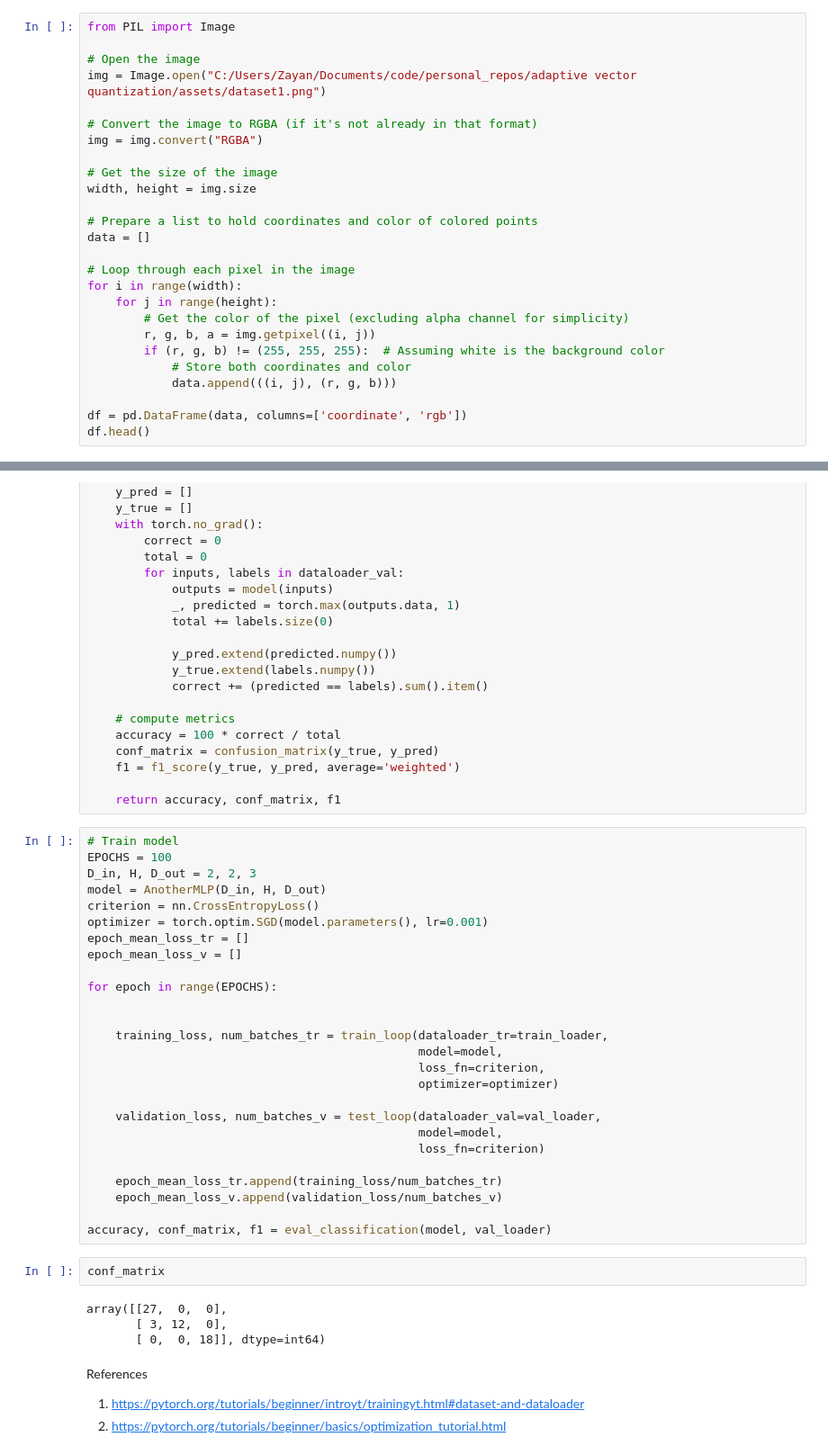
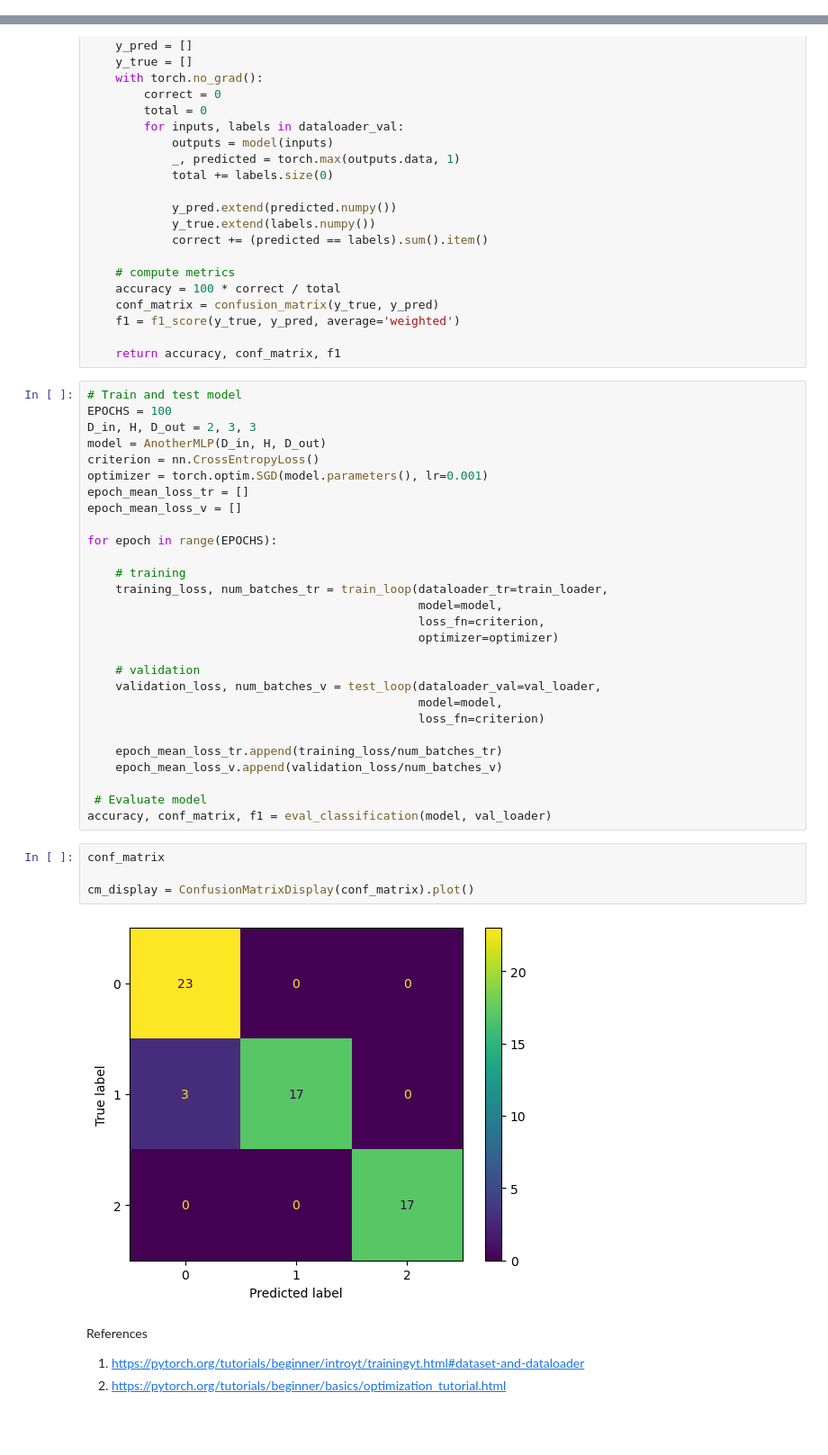
Before and after one commit to Murdock135/neural-nets-at-mizzou, a Jupyter notebook: ECE_8770/project_1/src.ipynb, the cells around one changed output, grey strips where cells are left out. Shown at 90% size. Cells and saved outputs as stored; diff of their text form; blank space fills up the shorter version.

Commit message:
This commit contains a successful but messy implementation of the MLP on a synthetic dataset

```diff
--- a/ECE_8770/project_1/src.ipynb
+++ b/ECE_8770/project_1/src.ipynb
@@ -51,26 +48,0 @@ Synthetic dataset 2
-# %%
-from PIL import Image
-
-# Open the image
-img = Image.open("C:/Users/Zayan/Documents/code/personal_repos/adaptive vector quantization/assets/dataset1.png")
-
-# Convert the image to RGBA (if it's not already in that format)
-img = img.convert("RGBA")
-
-# Get the size of the image
-width, height = img.size
-
-# Prepare a list to hold coordinates and color of colored points
-data = []
-
-# Loop through each pixel in the image
-for i in range(width):
-    for j in range(height):
-        # Get the color of the pixel (excluding alpha channel for simplicity)
-        r, g, b, a = img.getpixel((i, j))
-        if (r, g, b) != (255, 255, 255):  # Assuming white is the background color
-            # Store both coordinates and color
-            data.append(((i, j), (r, g, b)))
-
-df = pd.DataFrame(data, columns=['coordinate', 'rgb'])
-df.head()
@@ -356,9 +300,9 @@ def eval_classification(model, dataloader_val):
 
     return accuracy, conf_matrix, f1
 # %%
-# Train model
+# Train and test model
 EPOCHS = 100
-D_in, H, D_out = 2, 2, 3
+D_in, H, D_out = 2, 3, 3
 model = AnotherMLP(D_in, H, D_out)
 criterion = nn.CrossEntropyLoss()
 optimizer = torch.optim.SGD(model.parameters(), lr=0.001)
@@ -367,12 +311,13 @@ epoch_mean_loss_v = []
 
 for epoch in range(EPOCHS):
 
-
+    # training
     training_loss, num_batches_tr = train_loop(dataloader_tr=train_loader,
                                                model=model,
                                                loss_fn=criterion,
                                                optimizer=optimizer)
 
+    # validation
     validation_loss, num_batches_v = test_loop(dataloader_val=val_loader,
                                                model=model,
                                                loss_fn=criterion)
@@ -380,13 +325,14 @@ for epoch in range(EPOCHS):
     epoch_mean_loss_tr.append(training_loss/num_batches_tr)
     epoch_mean_loss_v.append(validation_loss/num_batches_v)
 
+ # Evaluate model
 accuracy, conf_matrix, f1 = eval_classification(model, val_loader)
-# %%
-conf_matrix
-# %% [output]
-array([[27,  0,  0],
-       [ 3, 12,  0],
-       [ 0,  0, 18]], dtype=int64)
+# %%
+conf_matrix
+
+cm_display = ConfusionMatrixDisplay(conf_matrix).plot()
+# %% [output]
+[figure, added]
 # %% [markdown]
 References
 
```
Also changed, not shown: parts of 12 cells of this notebook.
